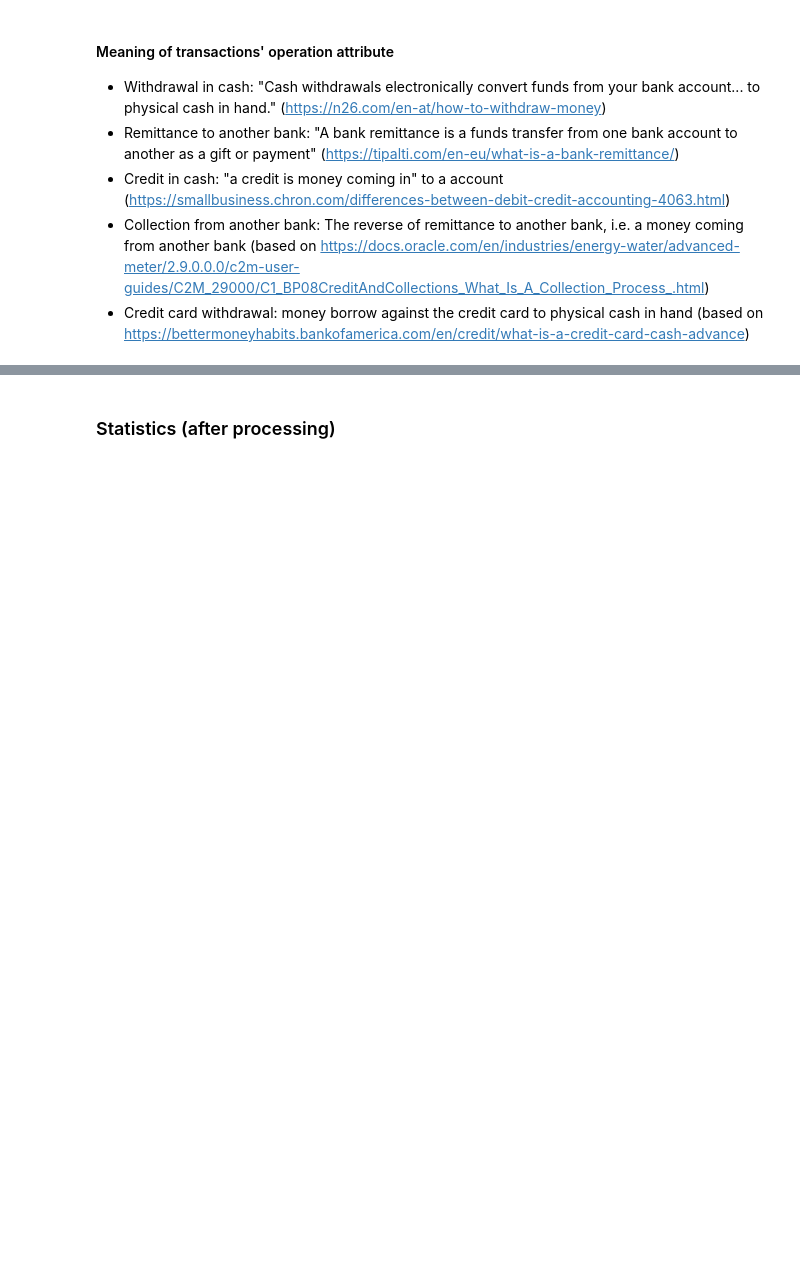
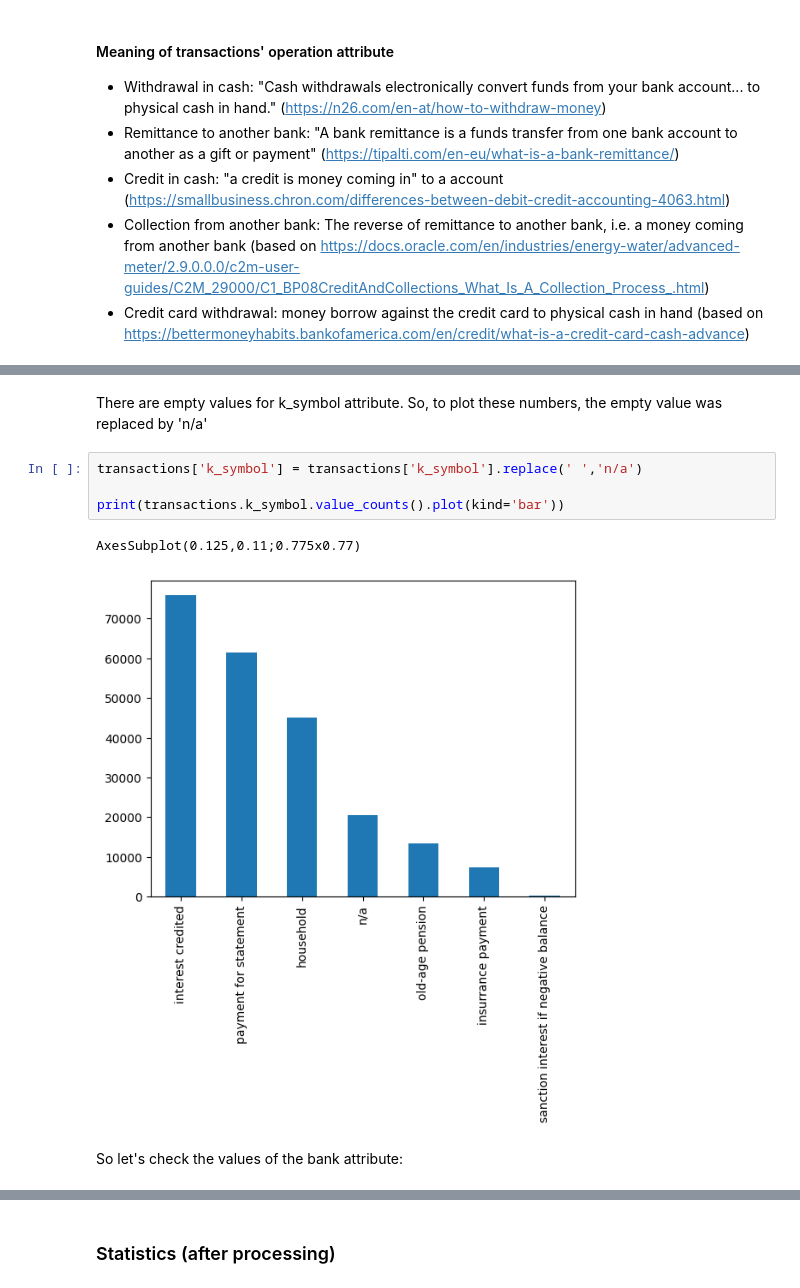
Before and after one commit to bdmendes/feup-ac-banking, a Jupyter notebook: stats.ipynb, the cells around one changed output, grey strips where cells are left out. Drawn from its saved outputs; the diff is of its cells as text; blank space fills up the shorter version.

Commit message:
Analysis to k_symbol and bank attribute

```diff
--- a/stats.ipynb
+++ b/stats.ipynb
@@ -197,0 +213,11 @@ AxesSubplot(0.125,0.11;0.775x0.77)
+# %% [markdown]
+There are empty values for k_symbol attribute. So, to plot these numbers, the empty value was replaced by 'n/a'
+# %%
+transactions['k_symbol'] = transactions['k_symbol'].replace(' ','n/a')
+
+print(transactions.k_symbol.value_counts().plot(kind='bar'))
+# %% [output]
+AxesSubplot(0.125,0.11;0.775x0.77)
+[figure, added]
+# %% [markdown]
+So let's check the values of the bank attribute:
```
Also changed, not shown: parts of 9 cells of this notebook.
